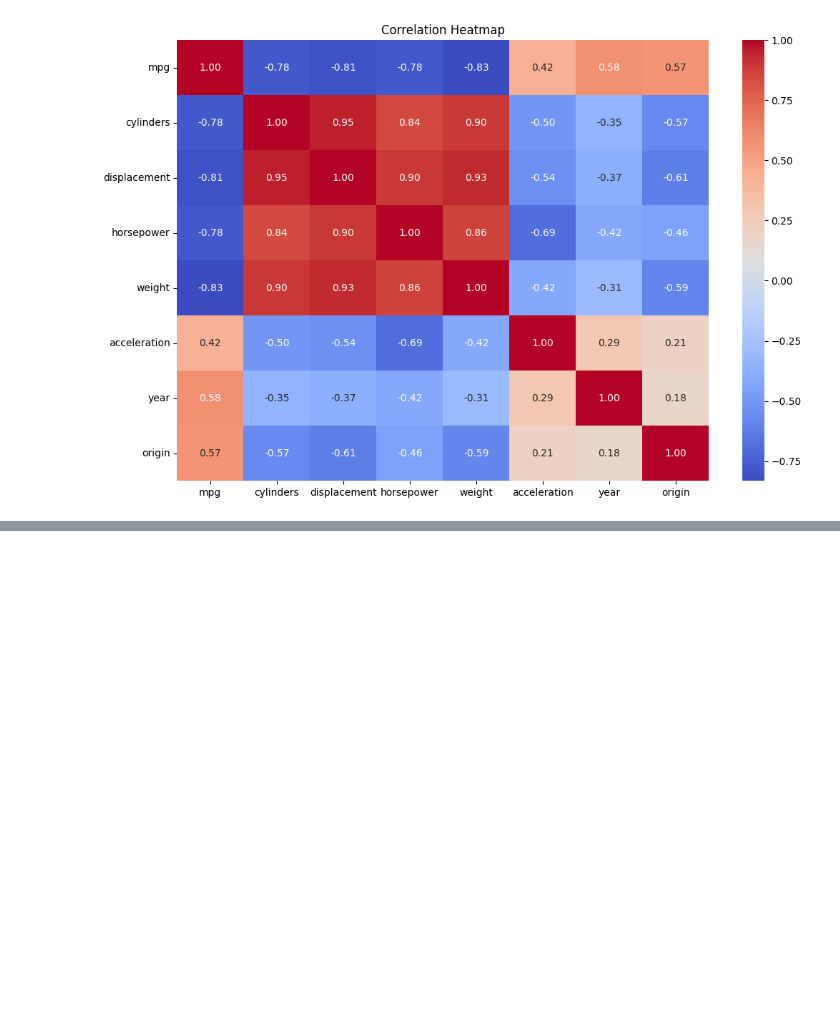
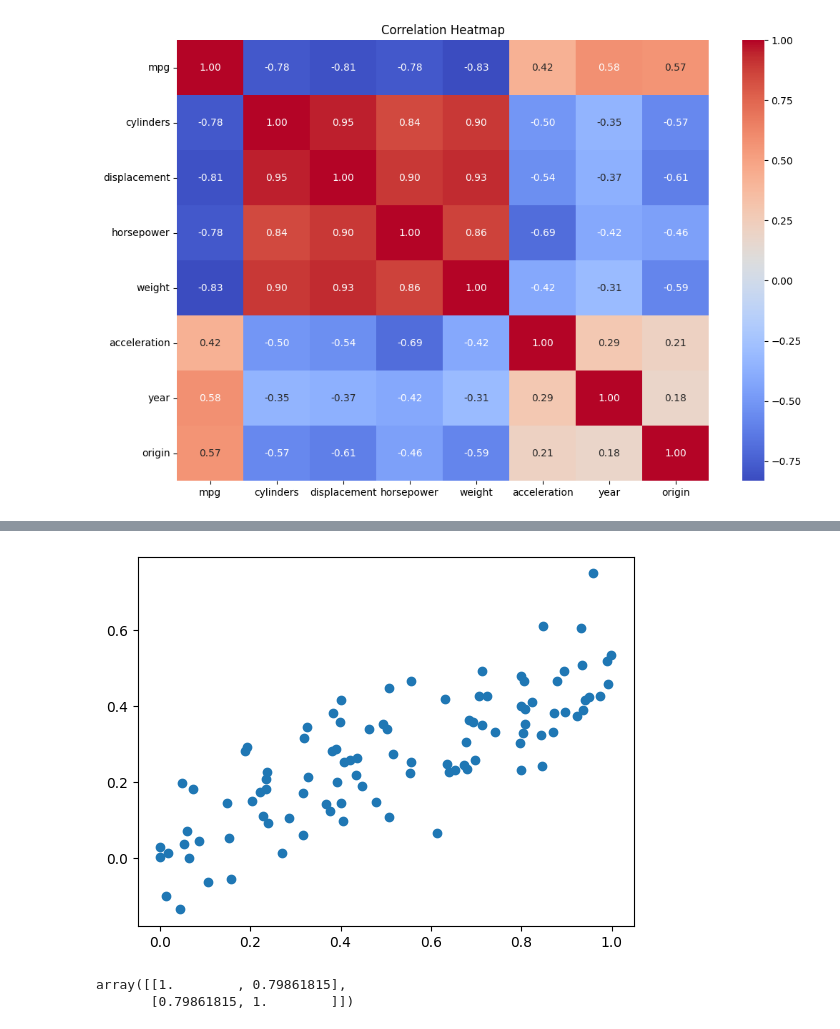
Before and after one commit to samjingwen/islp, a Jupyter notebook: ch03/ch03.ipynb, the cells around one changed output, grey strips where cells are left out. Cells and saved outputs as stored; diff of their text form; code cells hidden in the pictures; blank space fills up the shorter version.

```diff
--- a/ch03/ch03.ipynb
+++ b/ch03/ch03.ipynb
@@ -177,0 +310,15 @@ strong multicollinearity or other numerical problems.
+# %%
+rng = np.random.default_rng(5)
+x1 = rng.uniform(0, 1, size=100)
+x2 = 0.5 * x1 + rng.normal(size=100) / 10
+y = 2 + 2 * x1 + 0.3 * x2 + rng.normal(size=100)
+# %%
+plt.scatter(x1, x2)
+plt.show()
+# %% [output]
+[figure, added]
+# %%
+np.corrcoef(x1, x2)
+# %% [output]
+array([[1.        , 0.79861815],
+       [0.79861815, 1.        ]])
```
Also changed, not shown: parts of 26 cells of this notebook, 3 other files.
